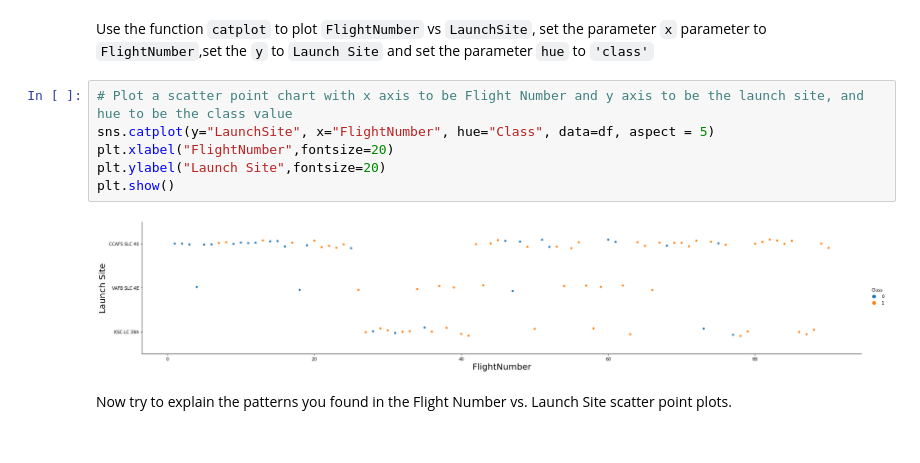
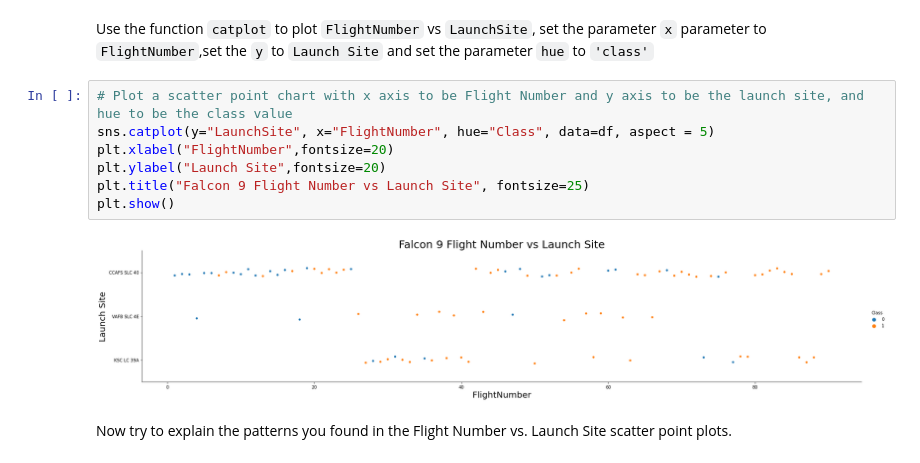
Before and after one commit to danboyden50/AppliedCapstone, a Jupyter notebook: EDA with Data Visualization.ipynb, the cells around one changed output. Saved outputs shown, nothing was run; the diff lists cells and outputs as text.

```diff
--- a/EDA with Data Visualization.ipynb
+++ b/EDA with Data Visualization.ipynb
@@ -85,11 +86,12 @@ Use the function <code>catplot</code> to plot <code>FlightNumber</code> vs <code
 # %%
 # Plot a scatter point chart with x axis to be Flight Number and y axis to be the launch site, and hue to be the class value
 sns.catplot(y="LaunchSite", x="FlightNumber", hue="Class", data=df, aspect = 5)
 plt.xlabel("FlightNumber",fontsize=20)
 plt.ylabel("Launch Site",fontsize=20)
+plt.title("Falcon 9 Flight Number vs Launch Site", fontsize=25)
 plt.show()
 # %% [output]
-[figure, old version]
+[figure, new version]
 # %% [markdown]
 Now try to explain the patterns you found in the Flight Number vs. Launch Site scatter point plots.
 # %% [markdown]
```
Also changed, not shown: parts of 9 cells of this notebook.
